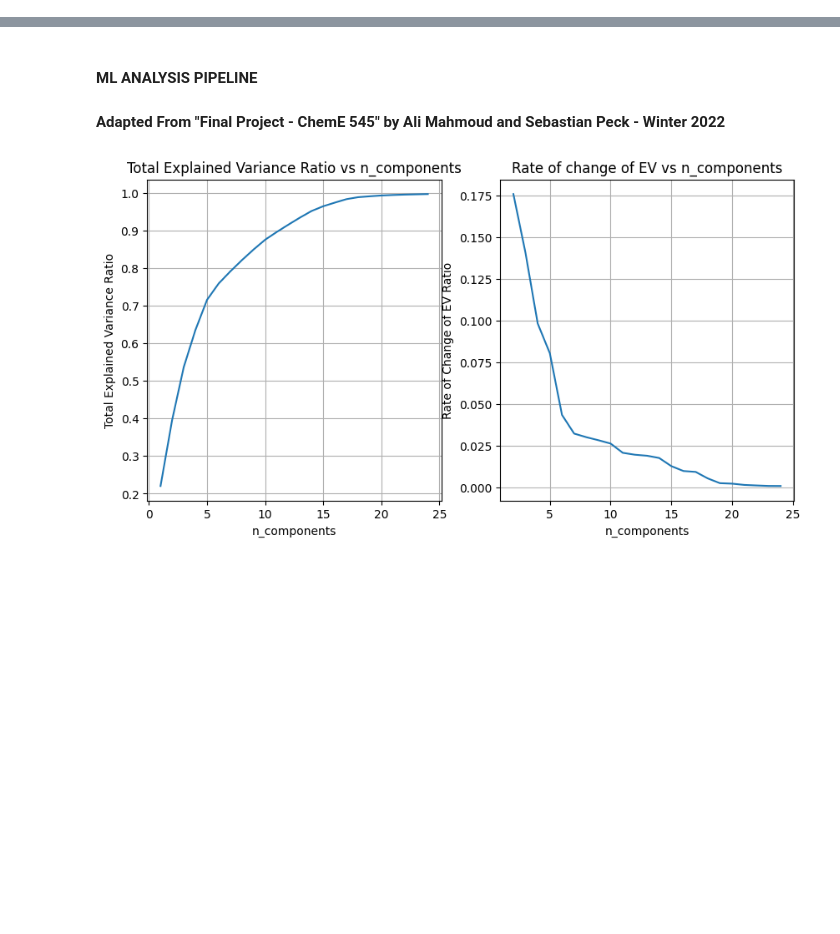
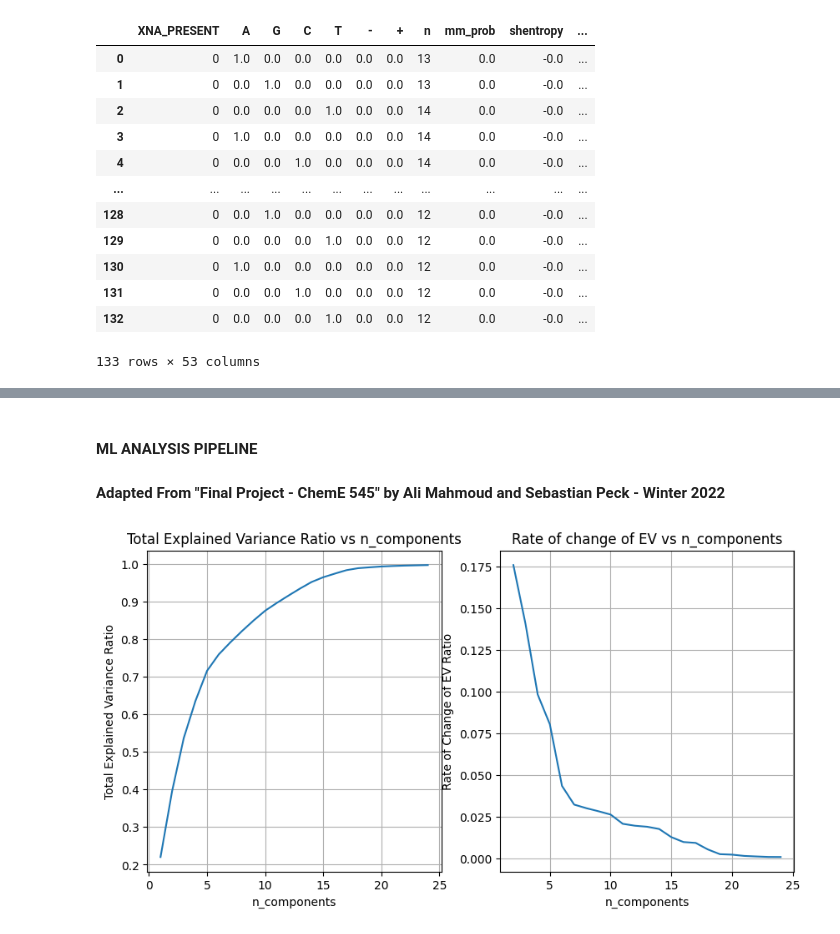
Before and after one commit to Marchand-Lab-Capstone/XenoFind, a Jupyter notebook: lib/xf_prelims/notebooks/kludge_ml.ipynb, the cells around one changed output, grey strips where cells are left out. Saved outputs shown, nothing was run; the diff lists cells and outputs as text; code cells hidden in the pictures; blank space fills up the shorter version.

```diff
--- a/lib/xf_prelims/notebooks/kludge_ml.ipynb
+++ b/lib/xf_prelims/notebooks/kludge_ml.ipynb
@@ -18,3 +60,19 @@ warnings.filterwarnings("ignore")
+# %%
+fe.main(json_dump_path + json_file_names[0], 20)[0]
+# %% [output]
+|  | XNA_PRESENT | A | G | C | T | - | + | n | mm_prob | shentropy | ... |
+| 0 | 0 | 1.0 | 0.0 | 0.0 | 0.0 | 0.0 | 0.0 | 13 | 0.0 | -0.0 | ... |
+| 1 | 0 | 0.0 | 1.0 | 0.0 | 0.0 | 0.0 | 0.0 | 13 | 0.0 | -0.0 | ... |
+| 2 | 0 | 0.0 | 0.0 | 0.0 | 1.0 | 0.0 | 0.0 | 14 | 0.0 | -0.0 | ... |
+| 3 | 0 | 1.0 | 0.0 | 0.0 | 0.0 | 0.0 | 0.0 | 14 | 0.0 | -0.0 | ... |
+| 4 | 0 | 0.0 | 0.0 | 1.0 | 0.0 | 0.0 | 0.0 | 14 | 0.0 | -0.0 | ... |
+| ... | ... | ... | ... | ... | ... | ... | ... | ... | ... | ... | ... |
+| 128 | 0 | 0.0 | 1.0 | 0.0 | 0.0 | 0.0 | 0.0 | 12 | 0.0 | -0.0 | ... |
+| 129 | 0 | 0.0 | 0.0 | 0.0 | 1.0 | 0.0 | 0.0 | 12 | 0.0 | -0.0 | ... |
+| 130 | 0 | 1.0 | 0.0 | 0.0 | 0.0 | 0.0 | 0.0 | 12 | 0.0 | -0.0 | ... |
+| 131 | 0 | 0.0 | 0.0 | 1.0 | 0.0 | 0.0 | 0.0 | 12 | 0.0 | -0.0 | ... |
+| 132 | 0 | 0.0 | 0.0 | 0.0 | 1.0 | 0.0 | 0.0 | 12 | 0.0 | -0.0 | ... |
+133 rows × 53 columns
 # %%
 import feature_extraction as fe
 import os
```
Also changed, not shown: parts of 10 cells of this notebook, 16 other files.
